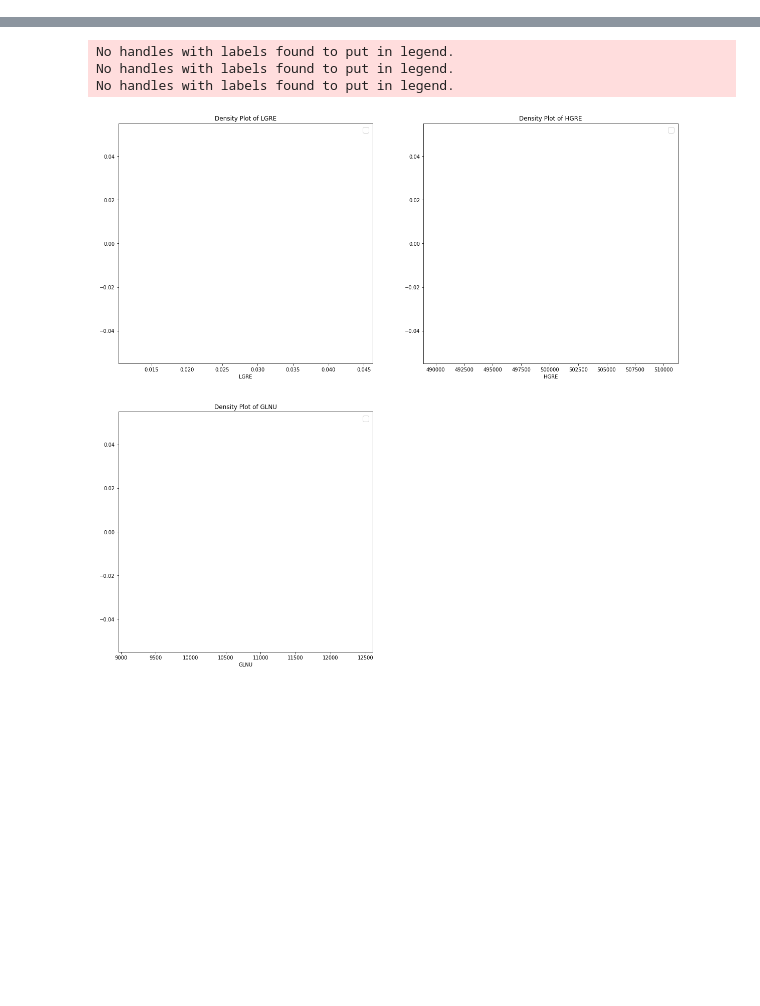
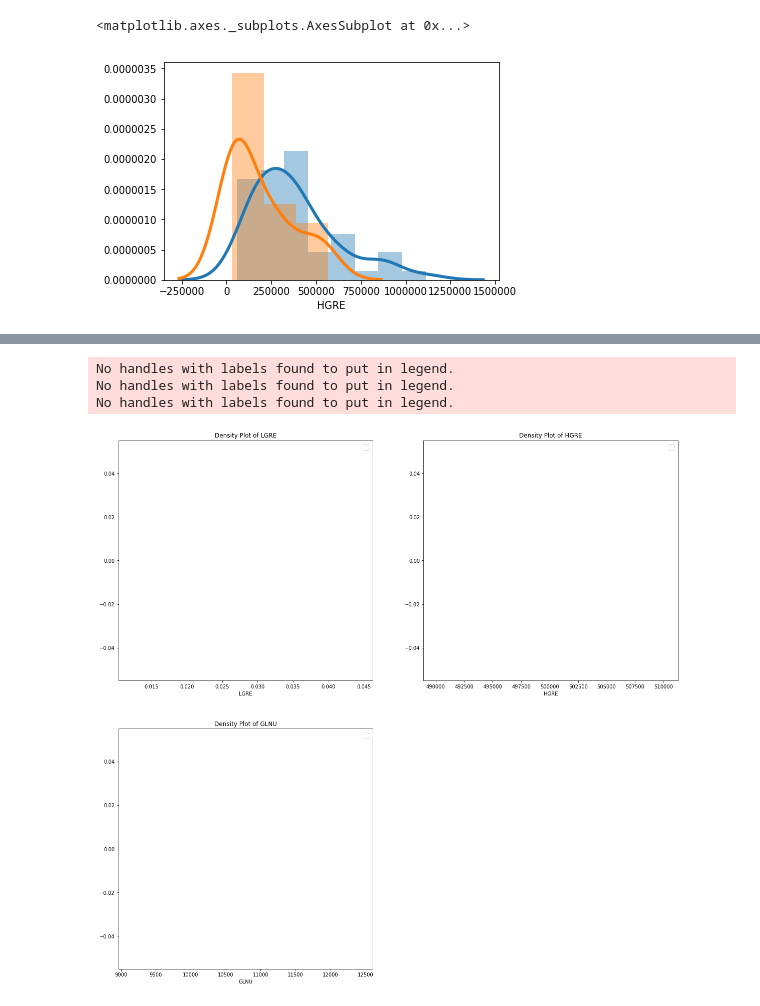
Before and after one commit to ikachko/algorithm-detects-liver-pathology, a Jupyter notebook: visualization.ipynb, the cells around one changed output, grey strips where cells are left out. Cells and saved outputs as stored; diff of their text form; code cells hidden in the pictures; blank space fills up the shorter version.

```diff
--- a/visualization.ipynb
+++ b/visualization.ipynb
@@ -55,0 +60,6 @@ LinAlgError: singular matrix
+# %%
+sns.distplot(p['HGRE'], norm_hist=True, kde_kws={'linewidth': 3})
+sns.distplot(n['HGRE'], norm_hist=True, kde_kws={'linewidth': 3})
+# %% [output]
+<matplotlib.axes._subplots.AxesSubplot at 0x...>
+[figure, added]
```
Also changed, not shown: parts of 17 cells of this notebook, 1 other file.
